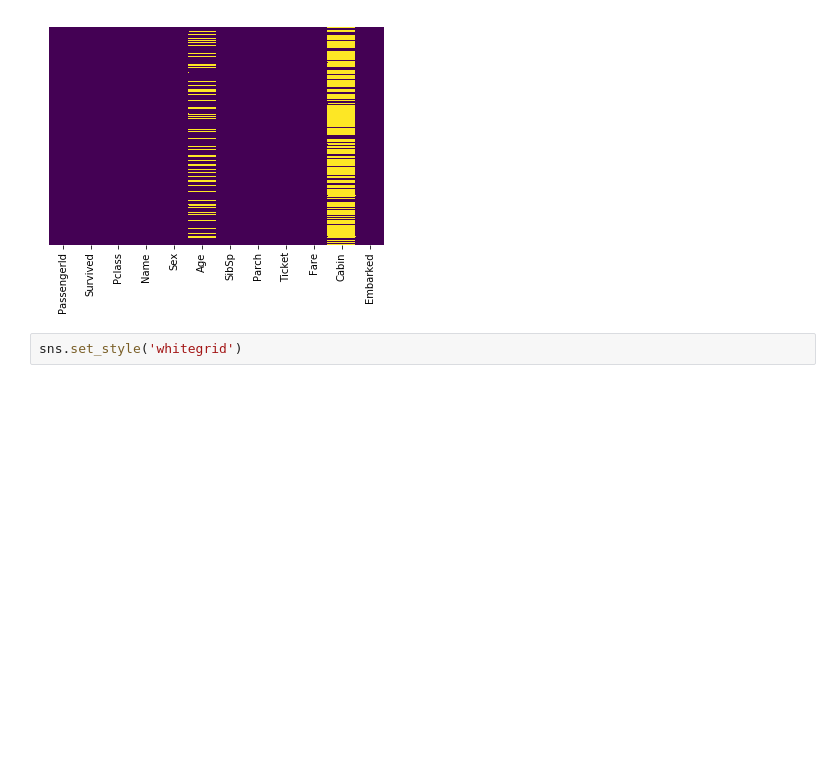
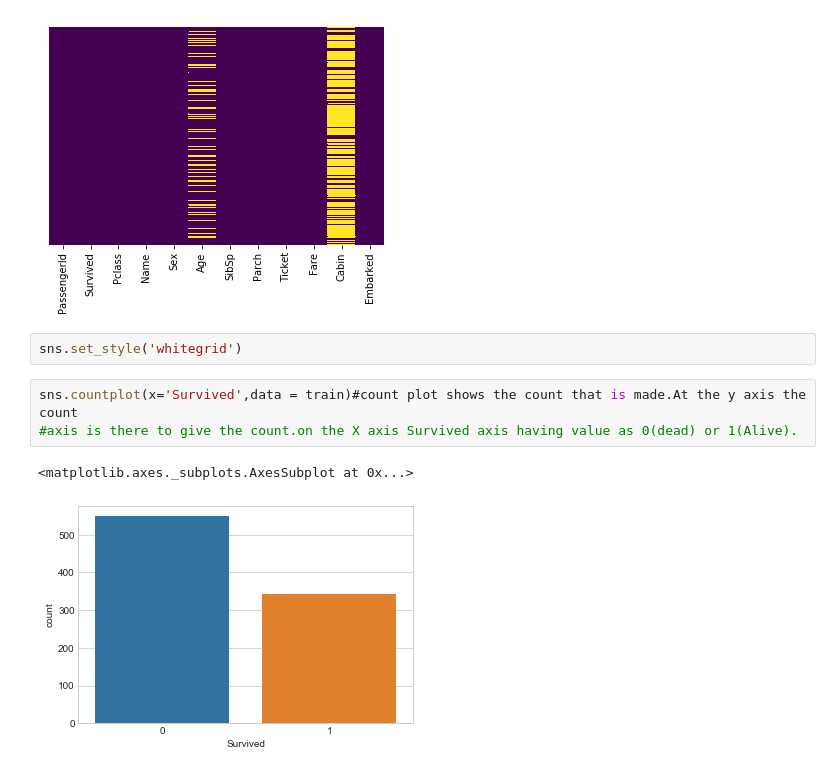
Before and after one commit to mj74447/Jupyter__Workflow, a Jupyter notebook: LogisticRegression.ipynb, the cells around one changed output. Cells and saved outputs as stored; diff of their text form; blank space fills up the shorter version.

```diff
--- a/LogisticRegression.ipynb
+++ b/LogisticRegression.ipynb
@@ -25,3 +25,9 @@ sns.heatmap(train.isnull(),yticklabels=False,cbar=False,cmap='viridis')#cmap sho
 [figure]
 # %%
 sns.set_style('whitegrid')
+# %%
+sns.countplot(x='Survived',data = train)#count plot shows the count that is made.At the y axis the count
+#axis is there to give the count.on the X axis Survived axis having value as 0(dead) or 1(Alive).
+# %% [output]
+<matplotlib.axes._subplots.AxesSubplot at 0x...>
+[figure, added]
```
Also changed, not shown: parts of 20 cells of this notebook.
